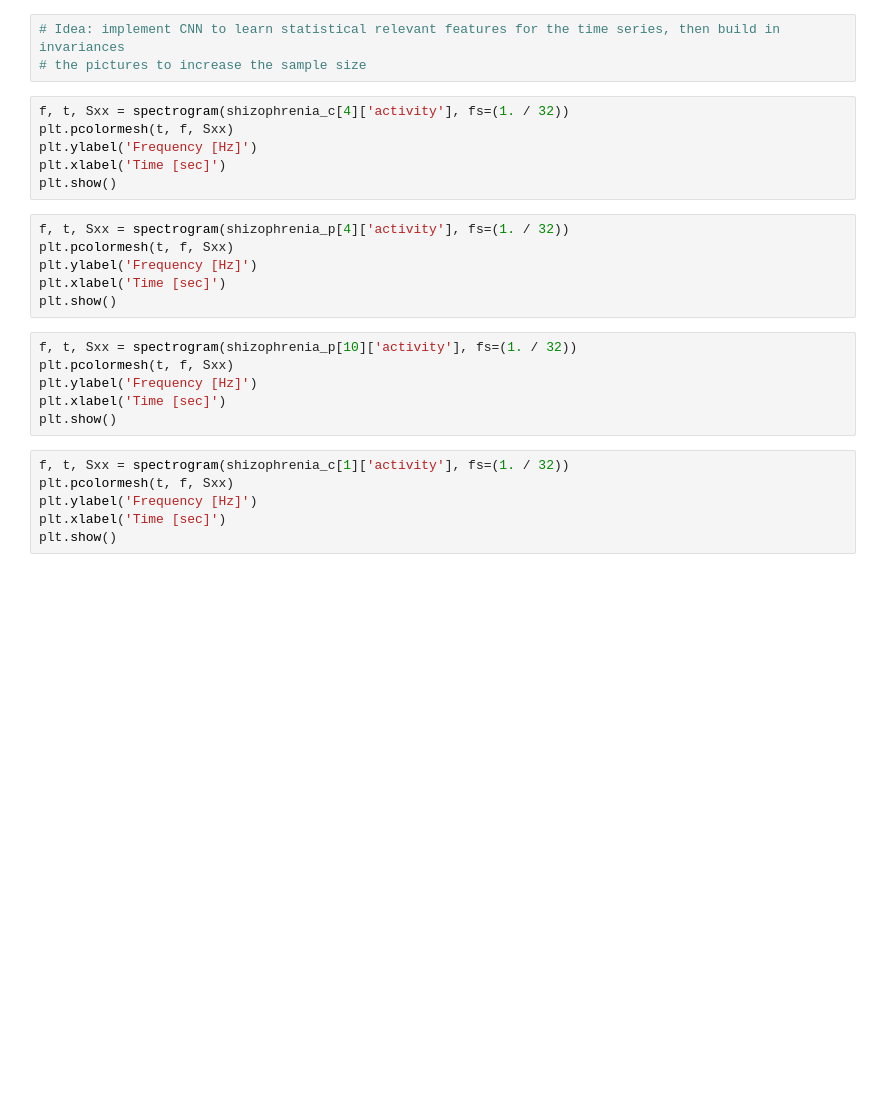
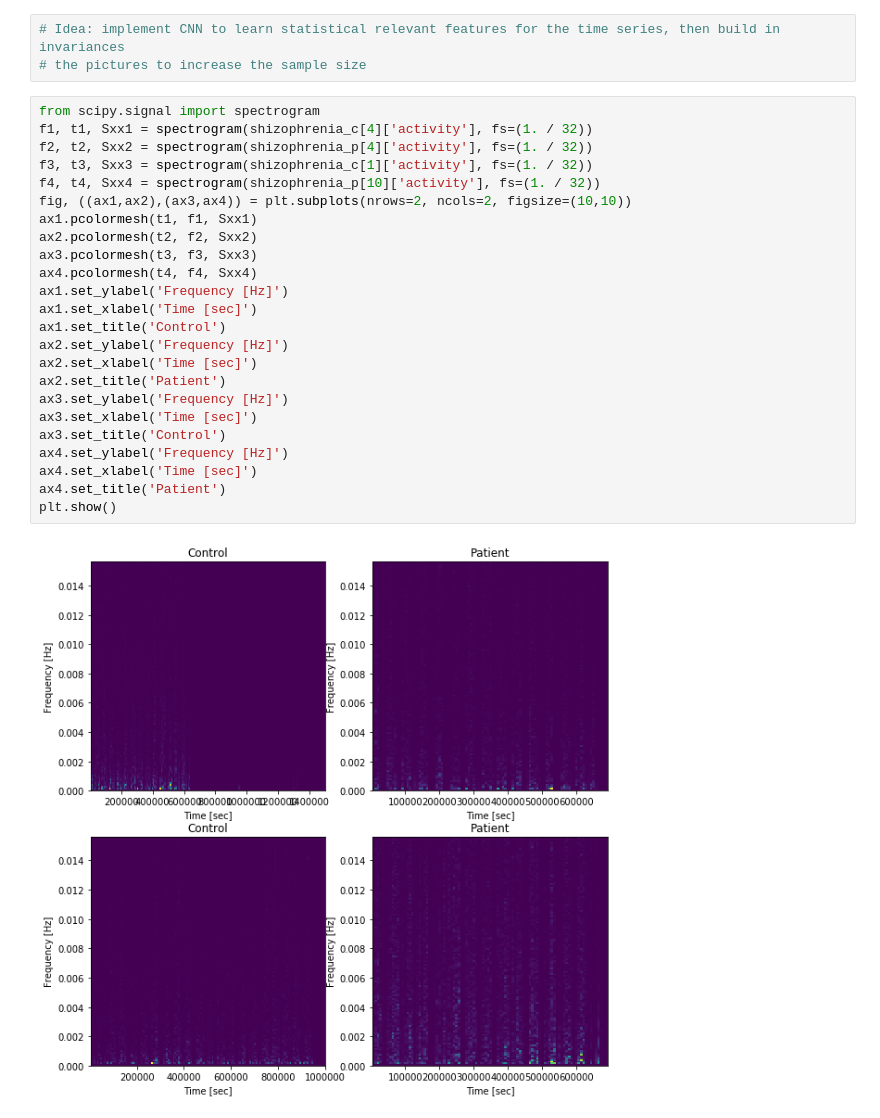
Before and after one commit to matthiasboeker/Shizophrenia_Depression_Project-, a Jupyter notebook: Notebooks/Schizophrenia_ts_explorative.ipynb, the cells around one changed output. Drawn from its saved outputs; the diff is of its cells as text; blank space fills up the shorter version.

Commit message:
new Spectrogram plots

```diff
--- a/Notebooks/Schizophrenia_ts_explorative.ipynb
+++ b/Notebooks/Schizophrenia_ts_explorative.ipynb
@@ -483,27 +515,29 @@ plt.y
 # %%
 # Idea: implement CNN to learn statistical relevant features for the time series, then build in invariances
 # the pictures to increase the sample size
-# %%
-f, t, Sxx = spectrogram(shizophrenia_c[4]['activity'], fs=(1. / 32))
-plt.pcolormesh(t, f, Sxx)
-plt.ylabel('Frequency [Hz]')
-plt.xlabel('Time [sec]')
-plt.show()
-# %%
-f, t, Sxx = spectrogram(shizophrenia_p[4]['activity'], fs=(1. / 32))
-plt.pcolormesh(t, f, Sxx)
-plt.ylabel('Frequency [Hz]')
-plt.xlabel('Time [sec]')
-plt.show()
-# %%
-f, t, Sxx = spectrogram(shizophrenia_p[10]['activity'], fs=(1. / 32))
-plt.pcolormesh(t, f, Sxx)
-plt.ylabel('Frequency [Hz]')
-plt.xlabel('Time [sec]')
-plt.show()
-# %%
-f, t, Sxx = spectrogram(shizophrenia_c[1]['activity'], fs=(1. / 32))
-plt.pcolormesh(t, f, Sxx)
-plt.ylabel('Frequency [Hz]')
-plt.xlabel('Time [sec]')
-plt.show()
+# %%
+from scipy.signal import spectrogram
+f1, t1, Sxx1 = spectrogram(shizophrenia_c[4]['activity'], fs=(1. / 32))
+f2, t2, Sxx2 = spectrogram(shizophrenia_p[4]['activity'], fs=(1. / 32))
+f3, t3, Sxx3 = spectrogram(shizophrenia_c[1]['activity'], fs=(1. / 32))
+f4, t4, Sxx4 = spectrogram(shizophrenia_p[10]['activity'], fs=(1. / 32))
+fig, ((ax1,ax2),(ax3,ax4)) = plt.subplots(nrows=2, ncols=2, figsize=(10,10))
+ax1.pcolormesh(t1, f1, Sxx1)
+ax2.pcolormesh(t2, f2, Sxx2)
+ax3.pcolormesh(t3, f3, Sxx3)
+ax4.pcolormesh(t4, f4, Sxx4)
+ax1.set_ylabel('Frequency [Hz]')
+ax1.set_xlabel('Time [sec]')
+ax1.set_title('Control')
+ax2.set_ylabel('Frequency [Hz]')
+ax2.set_xlabel('Time [sec]')
+ax2.set_title('Patient')
+ax3.set_ylabel('Frequency [Hz]')
+ax3.set_xlabel('Time [sec]')
+ax3.set_title('Control')
+ax4.set_ylabel('Frequency [Hz]')
+ax4.set_xlabel('Time [sec]')
+ax4.set_title('Patient')
+plt.show()
+# %% [output]
+[figure, added]
```
Also changed, not shown: parts of 8 cells of this notebook.
